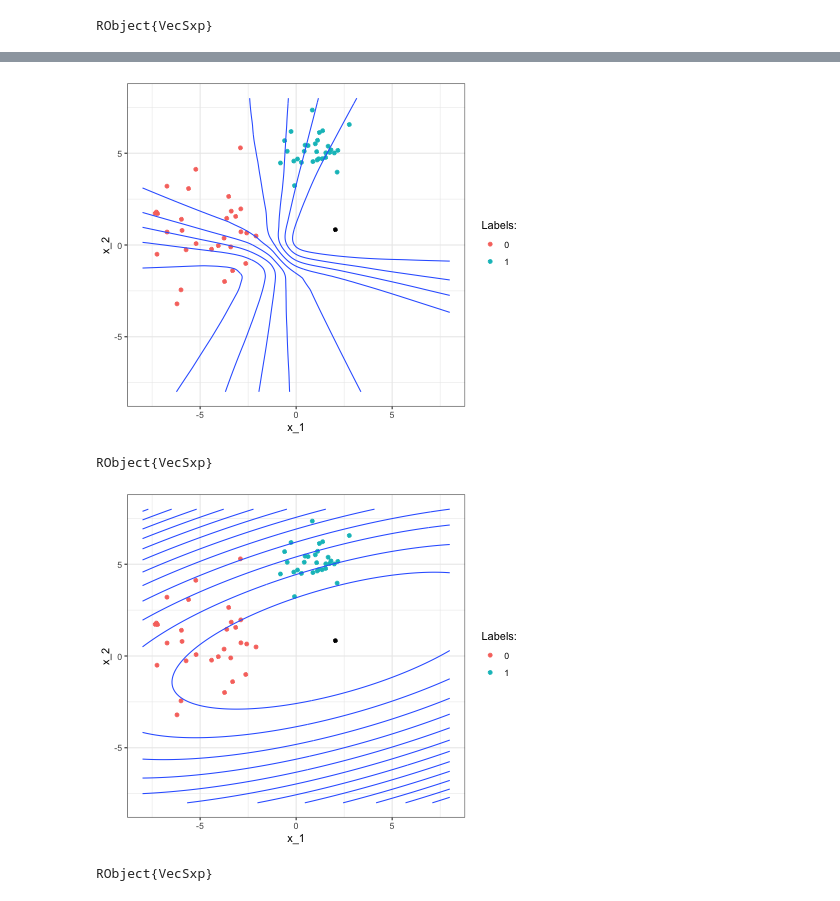
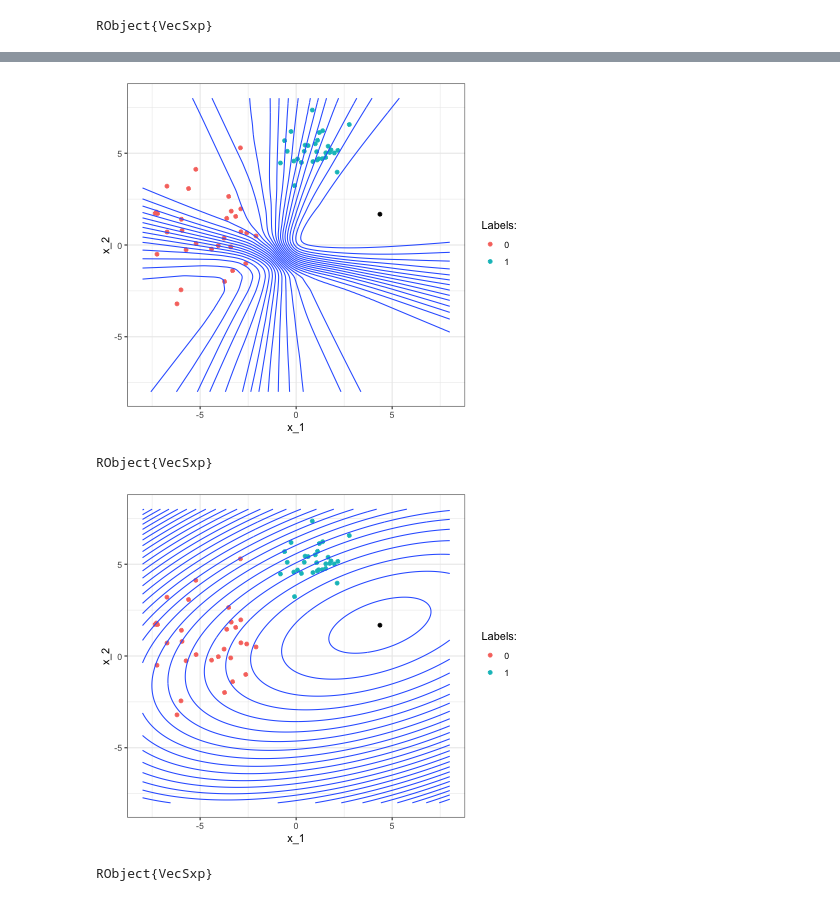
Before and after one commit to pat-alt/pat-alt.github.io, a Jupyter notebook: content/post/2021-10-27-bayesian-logistic-regression/toy_example.ipynb, the cells around one changed output, grey strips where cells are left out. Cells and saved outputs as stored; diff of their text form; code cells hidden in the pictures.

Commit message:
code finally working also for own synthetic data.

```diff
--- a/content/post/2021-10-27-bayesian-logistic-regression/toy_example.ipynb
+++ b/content/post/2021-10-27-bayesian-logistic-regression/toy_example.ipynb
@@ -34,7 +35,7 @@ y = df[:,:y]
 X = Matrix(df[:,Not(:y)])
 D = size(X)[2] # number of features
 N = size(X)[1] # number of observations
-σ = 5 # noise
+σ = 10 # noise
 w_0 = zeros(D)
 H_0 = UniformScaling(1/(σ^2));
 # %%
@@ -43,14 +44,11 @@ step = 0.1
 W = expandgrid(-range:step:range,-range:step:range)
 N_grid = size(W)[1];
 # %%
-T = 10000
-sgd_options = (
-    ρ_0=1.0,
-    T=T,
-    ε=10/T
-)
-model = bayes_logreg(X,y,w_0,H_0,sgd_options...);
-w_map = model.μ
-println(model.μ)
-println(inv(model.Σ))
-∇∇(X,y,model.μ,H_0)
+# T = 10000
+# sgd_options = (
+#     ρ_0=1.0,
+#     T=T,
+#     ε=10/T
+# )
+model = bayes_logreg(X,y,w_0,H_0,nll,∇,∇∇);
+w_map = model.μ;
@@ -144,20 +64,20 @@ Ruft auf: <Anonymous> ... <Anonymous> -> f -> lapply -> FUN -> f -> check_transf
 # %%
-nll_grid = [-nll(W[n,:],w_0,X,y,H_0) for n=1:N_grid]
+nll_grid = [-nll(W[n,:],w_0,H_0,X,y) for n=1:N_grid]
 df_grid = DataFrame(hcat(nll_grid,W), :auto)
 p +
-    stat_contour(data=df_grid, aes(x = :x2, y = :x3, z = :x1)) +
+    stat_contour(data=df_grid, aes(x = :x2, y = :x3, z = :x1), bins=30) +
     geom_point(aes(x=w_map[1], y=w_map[2]))
 # %% [output]
-[figure, old version]
+[figure, new version]
 RObject{VecSxp}
 # %%
 nll_grid = -1 .* [logpdf(MvNormal(model.μ,model.Σ),W[n,:]) for n=1:N_grid]
 df_grid = DataFrame(hcat(nll_grid,W), :auto)
 p +
-    stat_contour(data=df_grid, aes(x = :x2, y = :x3, z = :x1)) +
+    stat_contour(data=df_grid, aes(x = :x2, y = :x3, z = :x1), bins=30) +
     geom_point(aes(x=w_map[1], y=w_map[2]))
 # %% [output]
-[figure, old version]
+[figure, new version]
 RObject{VecSxp}
 # %%
 y_grid_map = sigmoid(w_map, W) # plugin predictive
```
Also changed, not shown: parts of 17 cells of this notebook, 8 other files.
